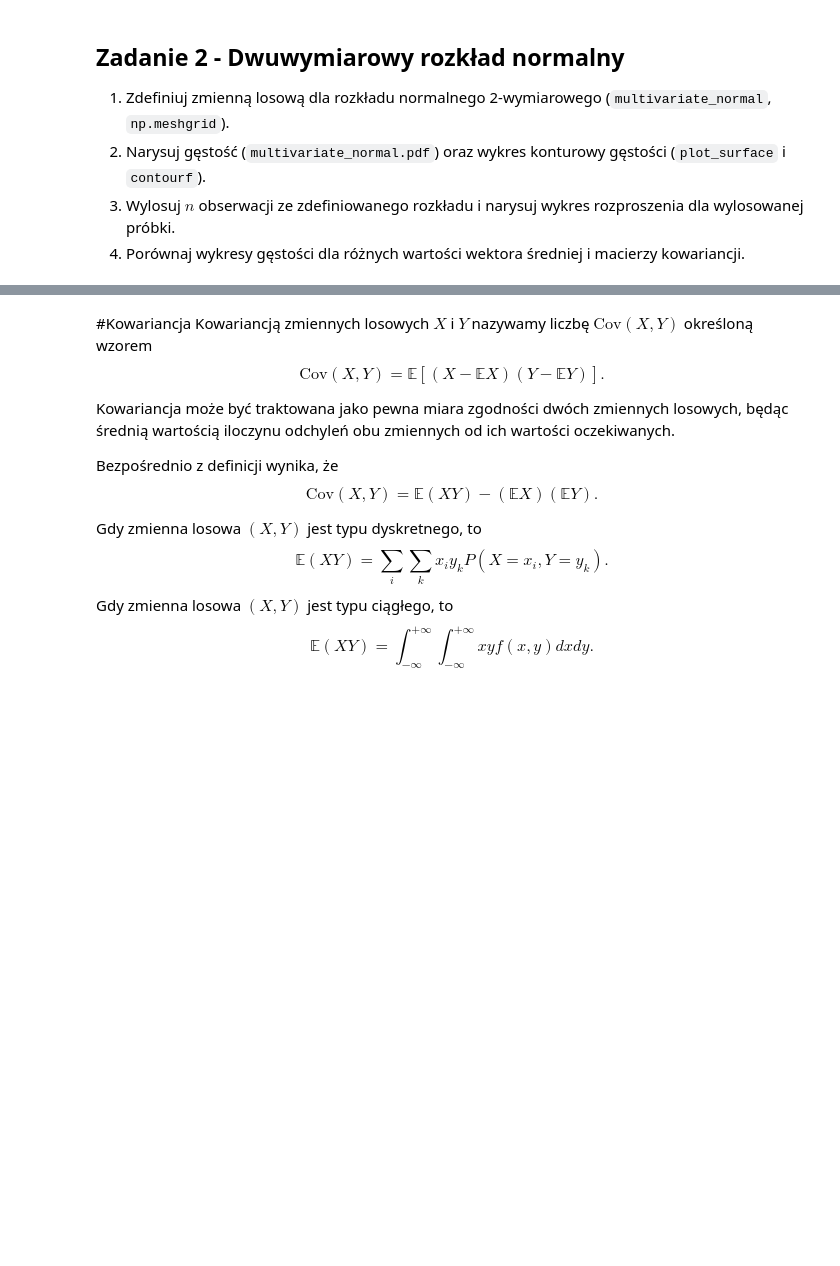
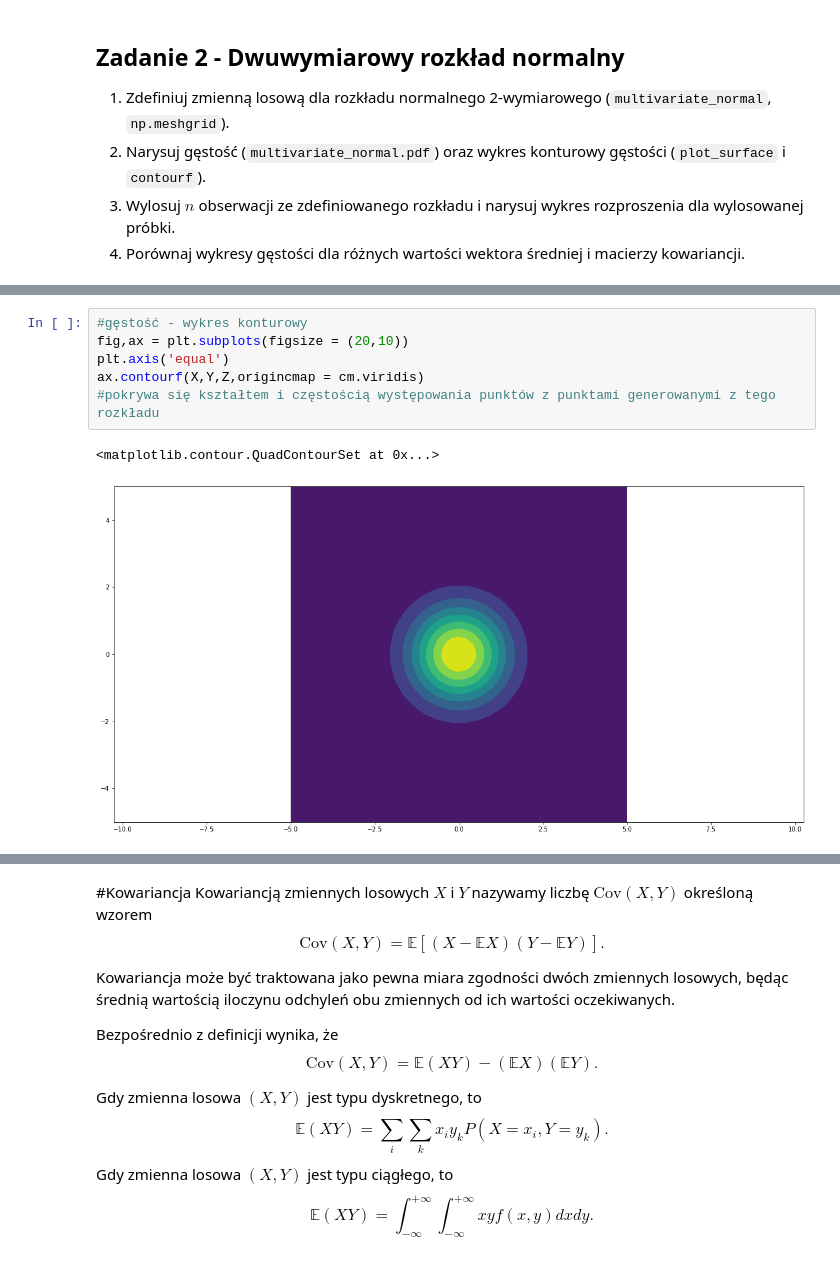
Before and after one commit to mdabrowski-phd/ds250223_regression, a Jupyter notebook: workshops/02_analiza_danych_wielowymiarowych/04_analiza_danych_wielowymiarowych.ipynb, the cells around one changed output, grey strips where cells are left out. Drawn from its saved outputs; the diff is of its cells as text; blank space fills up the shorter version.

```diff
--- a/workshops/02_analiza_danych_wielowymiarowych/04_analiza_danych_wielowymiarowych.ipynb
+++ b/workshops/02_analiza_danych_wielowymiarowych/04_analiza_danych_wielowymiarowych.ipynb
@@ -64,0 +142,9 @@ Zmienna losowa $(X, Y)$ ma rozkład dwuwymiarowy normalny z parametrami $\mu_X$,
+# %%
+#gęstość - wykres konturowy
+fig,ax = plt.subplots(figsize = (20,10))
+plt.axis('equal')
+ax.contourf(X,Y,Z,origincmap = cm.viridis)
+#pokrywa się kształtem i częstością występowania punktów z punktami generowanymi z tego rozkładu
+# %% [output]
+<matplotlib.contour.QuadContourSet at 0x...>
+[figure, added]
```
Also changed, not shown: parts of 29 cells of this notebook.
